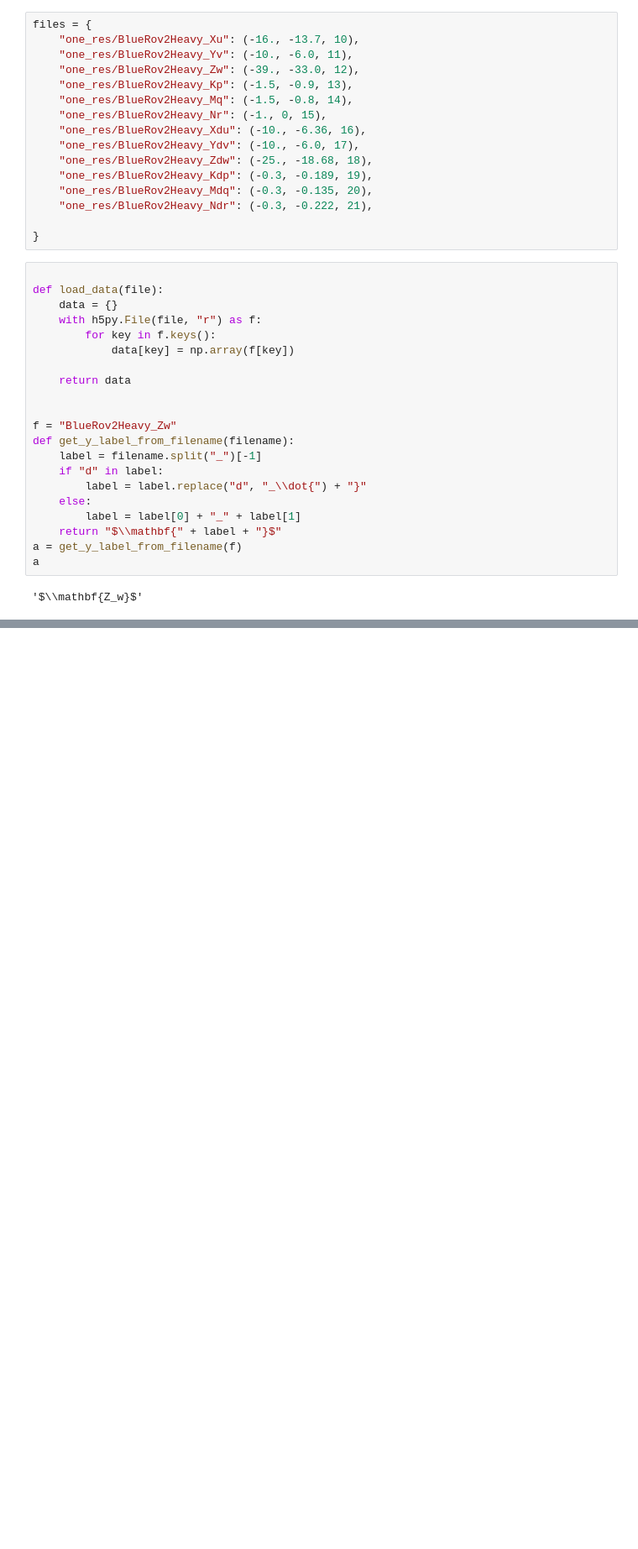
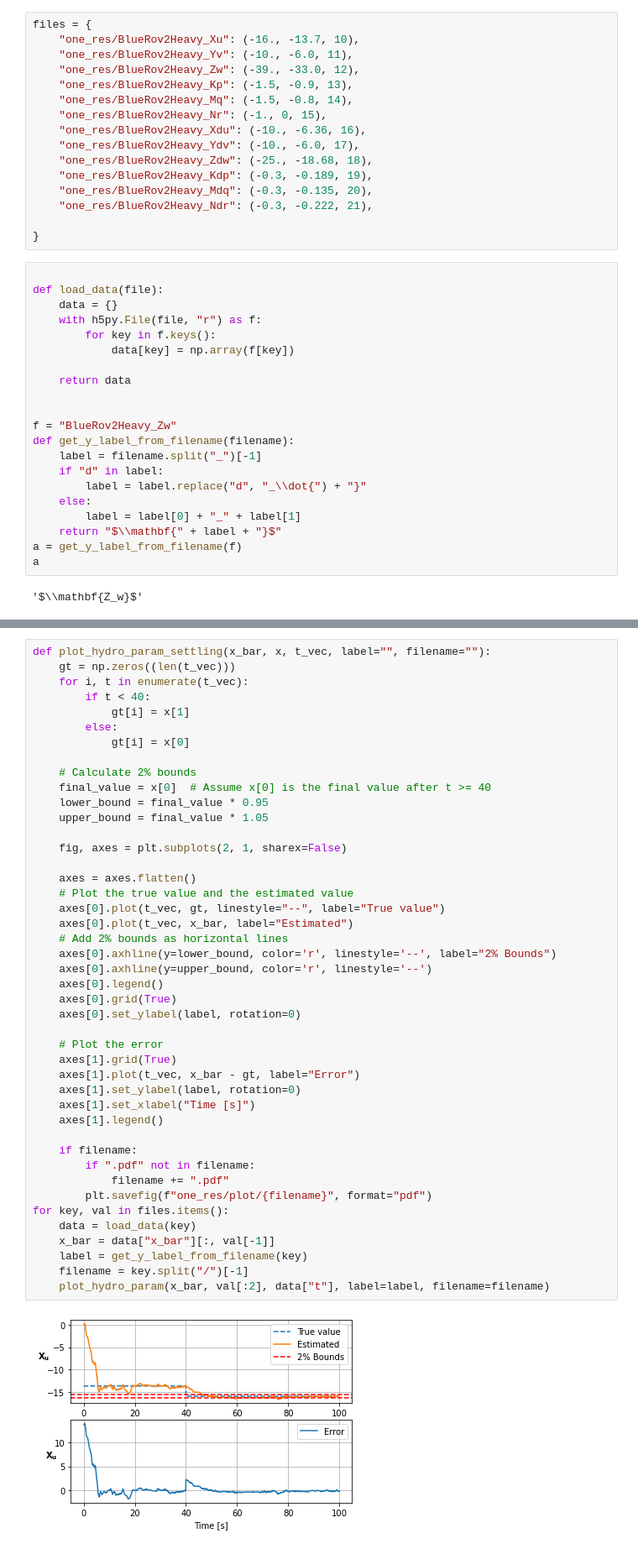
Before and after one commit to haavardsyslak/sysid, a Jupyter notebook: plotting.ipynb, the cells around one changed output, grey strips where cells are left out. Shown at 84% size. Drawn from its saved outputs; the diff is of its cells as text; blank space fills up the shorter version.

```diff
--- a/plotting.ipynb
+++ b/plotting.ipynb
@@ -112,0 +126,46 @@ dict_keys(['t', 'u', 'x'])
+# %%
+def plot_hydro_param_settling(x_bar, x, t_vec, label="", filename=""):
+    gt = np.zeros((len(t_vec)))
+    for i, t in enumerate(t_vec):
+        if t < 40:
+            gt[i] = x[1]
+        else:
+            gt[i] = x[0]
+
+    # Calculate 2% bounds
+    final_value = x[0]  # Assume x[0] is the final value after t >= 40
+    lower_bound = final_value * 0.95
+    upper_bound = final_value * 1.05
+
+    fig, axes = plt.subplots(2, 1, sharex=False)
+
+    axes = axes.flatten()
+    # Plot the true value and the estimated value
+    axes[0].plot(t_vec, gt, linestyle="--", label="True value")
+    axes[0].plot(t_vec, x_bar, label="Estimated")
+    # Add 2% bounds as horizontal lines
+    axes[0].axhline(y=lower_bound, color='r', linestyle='--', label="2% Bounds")
+    axes[0].axhline(y=upper_bound, color='r', linestyle='--')
+    axes[0].legend()
+    axes[0].grid(True)
+    axes[0].set_ylabel(label, rotation=0)
+
+    # Plot the error
+    axes[1].grid(True)
+    axes[1].plot(t_vec, x_bar - gt, label="Error")
+    axes[1].set_ylabel(label, rotation=0)
+    axes[1].set_xlabel("Time [s]")
+    axes[1].legend()
+
+    if filename:
+        if ".pdf" not in filename:
+            filename += ".pdf"
+        plt.savefig(f"one_res/plot/{filename}", format="pdf")
+for key, val in files.items():
+    data = load_data(key)
+    x_bar = data["x_bar"][:, val[-1]]
+    label = get_y_label_from_filename(key)
+    filename = key.split("/")[-1]
+    plot_hydro_param(x_bar, val[:2], data["t"], label=label, filename=filename)
+# %% [output]
+[figure, added]
```
Also changed, not shown: parts of 3 cells of this notebook, 5 other files.
